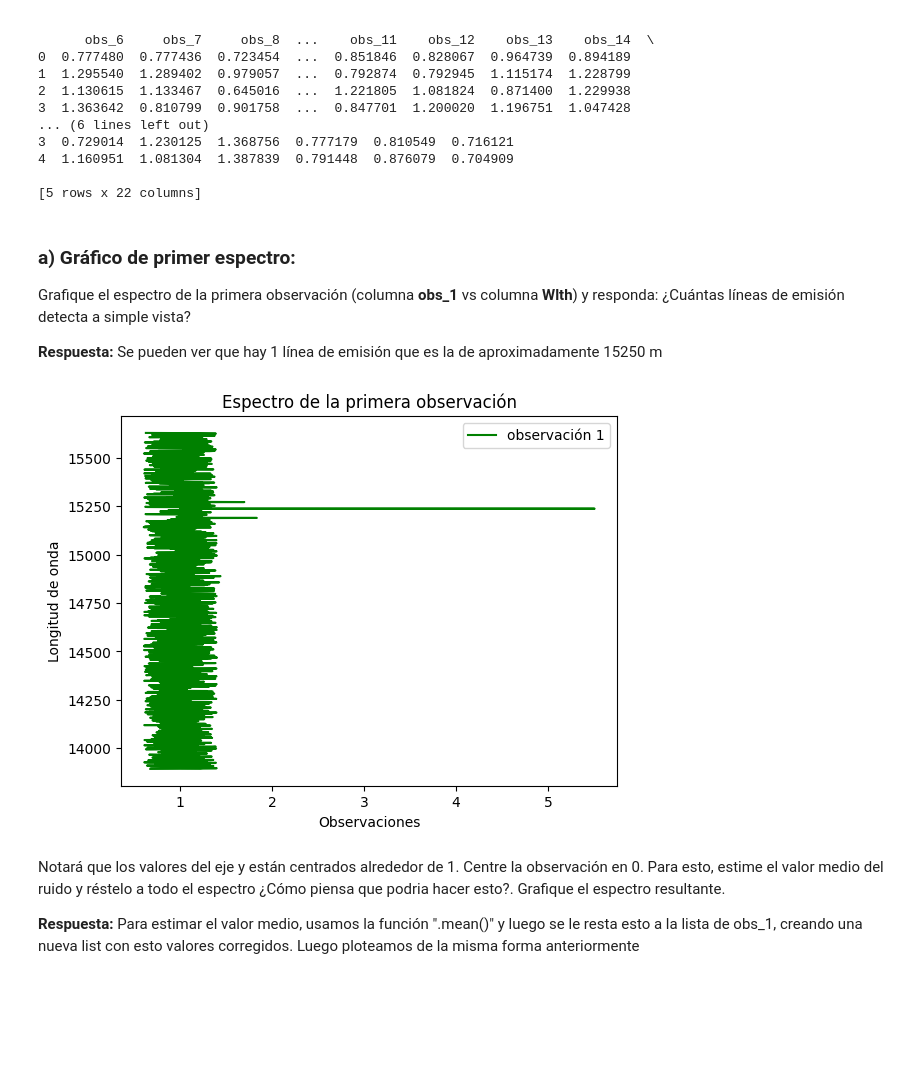
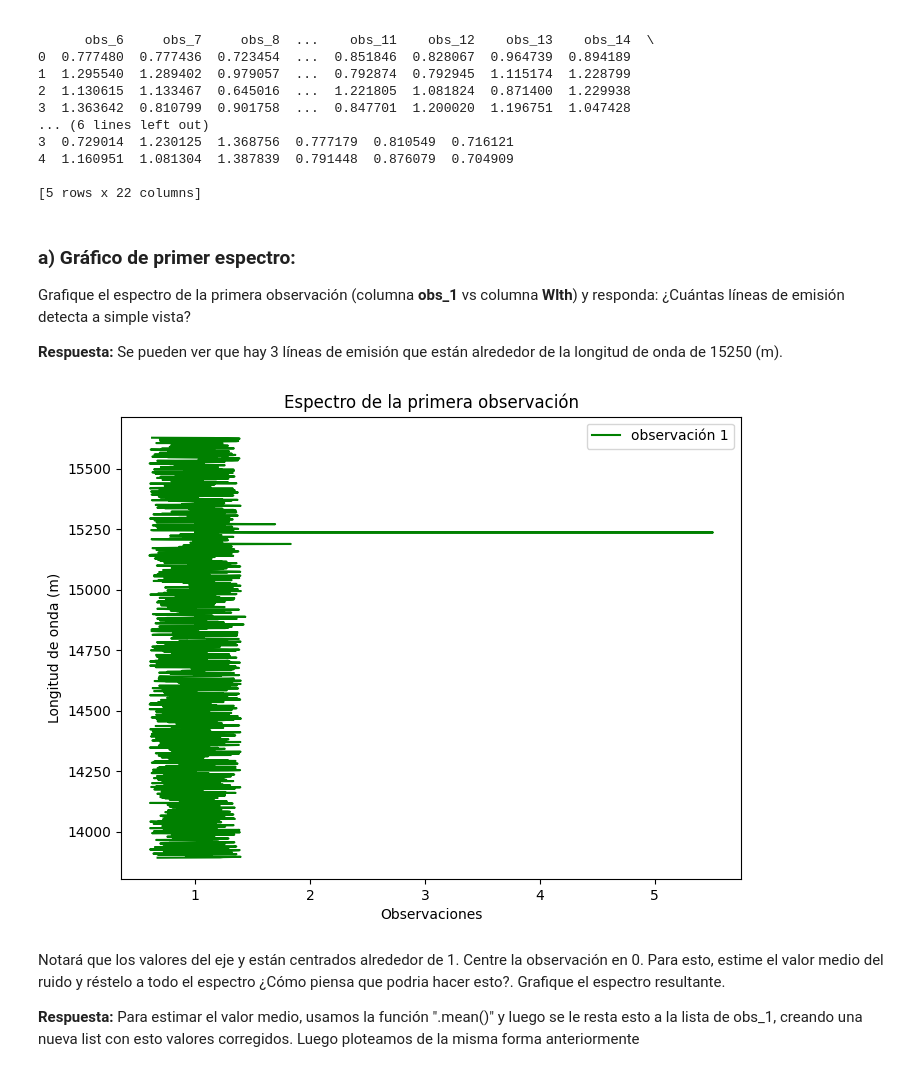
Before and after one commit to Xavier204/Tarea-2, a Jupyter notebook: Tarea2.ipynb, the cells around one changed output. Saved outputs shown, nothing was run; the diff lists cells and outputs as text; code cells hidden in the pictures; blank space fills up the shorter version.

```diff
--- a/Tarea2.ipynb
+++ b/Tarea2.ipynb
@@ -224,7 +224,7 @@ Abra el archivo **data_spectra.csv** con pandas y muestre el DataFrame. (No es n
 Las columnas **obs** corresponden a observaciones (espectro) de un objeto, en la que cada valor corresponde a la potencia asociada a una longitud de onda. La columna **Wlth** corresponde a las longitudes de onda.
 # %%
 # Lea y muestre el DataFrame aquí
-data = pd.read_csv('data_spectra.csv')
+data = pd.read_csv('/data_spectra.csv')
 print(data.head())
 # %% [output]
    Unnamed: 0          Wlth     obs_1     obs_2     obs_3     obs_4     obs_5  \
@@ -248,17 +248,18 @@ print(data.head())
 ### a) Gráfico de primer espectro:
 Grafique el espectro de la primera observación (columna **obs_1** vs columna **Wlth**) y responda: ¿Cuántas líneas de emisión detecta a simple vista?
 
-**Respuesta:** Se pueden ver que hay 1 línea de emisión que es la de aproximadamente 15250 m
+**Respuesta:** Se pueden ver que hay 3 líneas de emisión que están alrededor de la longitud de onda de 15250 (m).
 # %%
 # Grafique aquí
+plt.figure(figsize=(8, 6))
 plt.plot(data["obs_1"], data["Wlth"], label="observación 1", color="green")
 plt.xlabel("Observaciones")
-plt.ylabel("Longitud de onda")
+plt.ylabel("Longitud de onda (m)")
 plt.title("Espectro de la primera observación")
 plt.legend()
 plt.show()
 # %% [output]
-[figure, old version]
+[figure, new version]
 # %% [markdown]
 Notará que los valores del eje y están centrados alrededor de 1. Centre la observación en 0. Para esto, estime el valor medio del ruido y réstelo a todo el espectro ¿Cómo piensa que podria hacer esto?. Grafique el espectro resultante.
 
```
Also changed, not shown: parts of 9 cells of this notebook.
